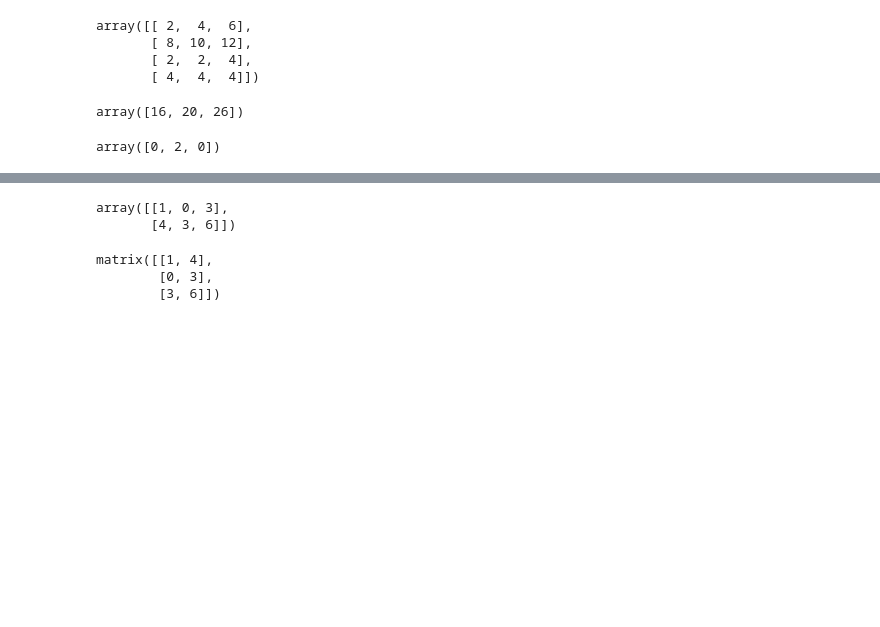
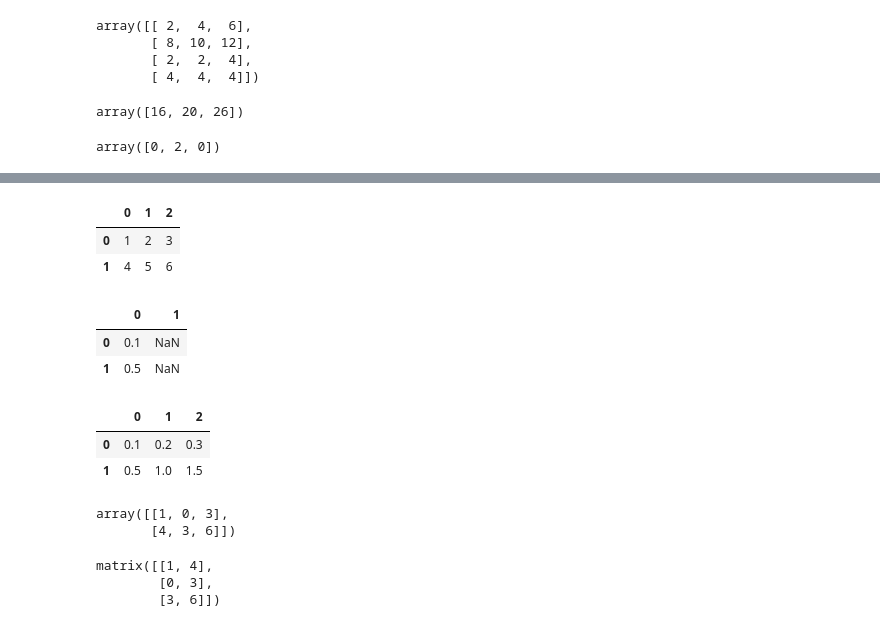
Before and after one commit to EloiseRosen/HW7, a Jupyter notebook: hw7_problem2.ipynb, the cells around one changed output, grey strips where cells are left out. Saved outputs shown, nothing was run; the diff lists cells and outputs as text; code cells hidden in the pictures; blank space fills up the shorter version.

```diff
--- a/hw7_problem2.ipynb
+++ b/hw7_problem2.ipynb
@@ -292,3 +248,25 @@ array([0, 2, 0])
+# %%
+# multiply pixels by the appropriate wij value
+new_df = two_pixels.copy(deep=True)
+new_df
+# %% [output]
+|  | 0 | 1 | 2 |
+| 0 | 1 | 2 | 3 |
+| 1 | 4 | 5 | 6 |
+# %%
+two_pixels[0] * wij
+# %% [output]
+|  | 0 | 1 |
+| 0 | 0.1 | NaN |
+| 1 | 0.5 | NaN |
+# %%
+for i in range (0,3):
+    new_df[i] = two_pixels[i] * wij
+new_df
+# %% [output]
+|  | 0 | 1 | 2 |
+| 0 | 0.1 | 0.2 | 0.3 |
+| 1 | 0.5 | 1.0 | 1.5 |
 # %%
 xi_minus_mui = two_pixels - mu
 xi_minus_mui
```
Also changed, not shown: parts of 27 cells of this notebook.
